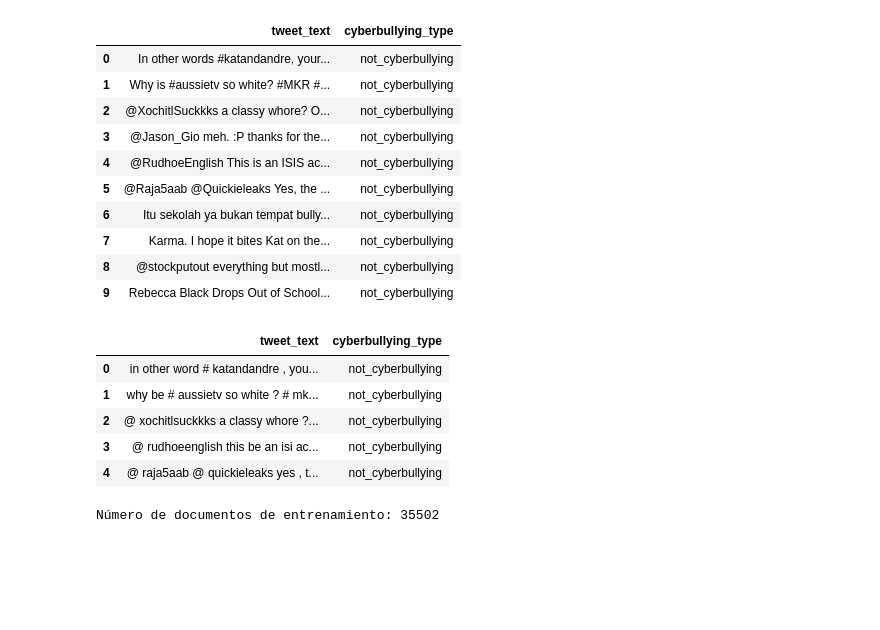
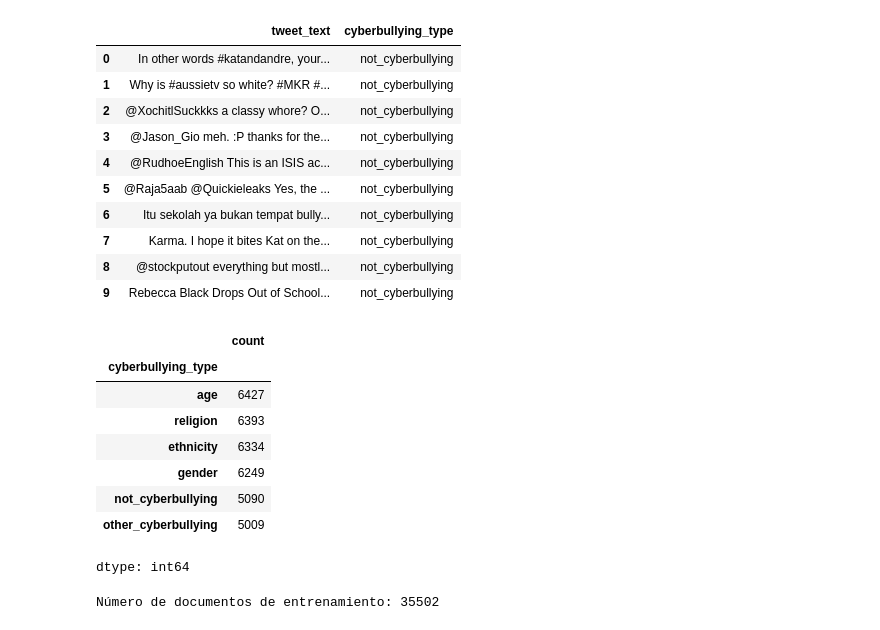
Before and after one commit to draginariosrueda-bones/cyberbullying-classification-system, a Jupyter notebook: models/cyberbullying_classification_knn.ipynb, the cells around one changed output. Cells and saved outputs as stored; diff of their text form; code cells hidden in the pictures; blank space fills up the shorter version.

```diff
--- a/models/cyberbullying_classification_knn.ipynb
+++ b/models/cyberbullying_classification_knn.ipynb
@@ -150,12 +165,3 @@ data['tweet_text']=data['tweet_text'].apply(lambda text: lemmatizer_words(text))
 # Creates and combine a list of special stop words
 stopwords_especiales = ['rt', 'just', 'don', 'http', 'got', 'https', 'wa', 'amp', 've', 'mkr'] # List of domain-specific stop words
 comb_stopwords = list(ENGLISH_STOP_WORDS.union(stopwords_especiales)) #Combine stop words
-# %%
-data.head()
-# %% [output]
-|  | tweet_text | cyberbullying_type |
-| 0 | in other word # katandandre , you... | not_cyberbullying |
-| 1 | why be # aussietv so white ? # mk... | not_cyberbullying |
-| 2 | @ xochitlsuckkks a classy whore ?... | not_cyberbullying |
-| 3 | @ rudhoeenglish this be an isi ac... | not_cyberbullying |
-| 4 | @ raja5aab @ quickieleaks yes , t... | not_cyberbullying |
@@ -168,6 +170,18 @@ data_copy.cyberbullying_type = encoder.fit_transform(data_copy.cyberbullying_typ
 # %%
 #Train - test split (avoids data leakage)
 x_train, x_test, y_train, y_test = train_test_split(data_copy['tweet_text'], data_copy['cyberbullying_type'], test_size=0.2, random_state=42)
+# %%
+y_train.value_counts()
+# %% [output]
+|  | count |
+| cyberbullying_type |  |
+| age | 6427 |
+| religion | 6393 |
+| ethnicity | 6334 |
+| gender | 6249 |
+| not_cyberbullying | 5090 |
+| other_cyberbullying | 5009 |
+dtype: int64
 # %%
 # Defines a function that pre process the data and vectorize it
 def vectoriza(data):
```
Also changed, not shown: parts of 14 cells of this notebook.
